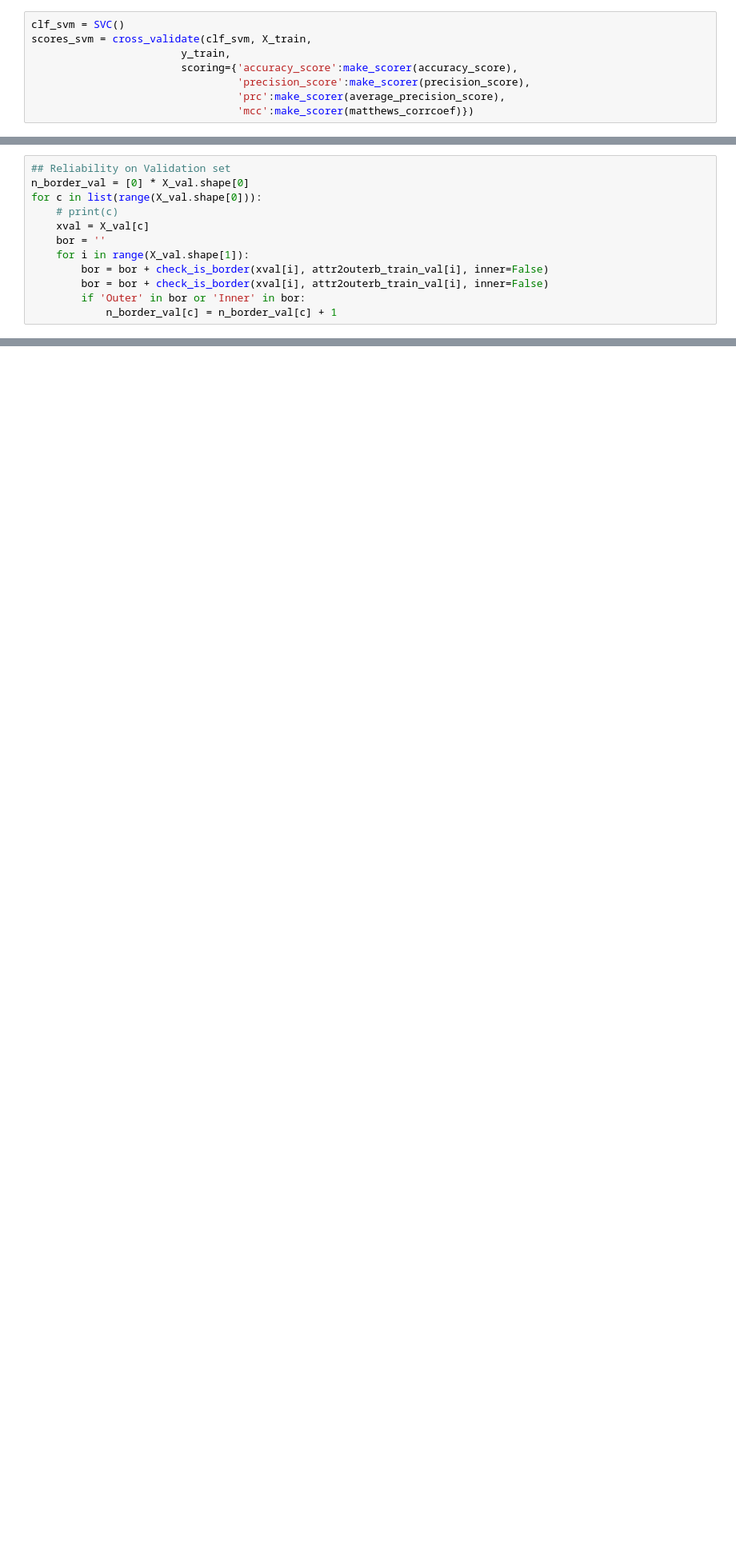
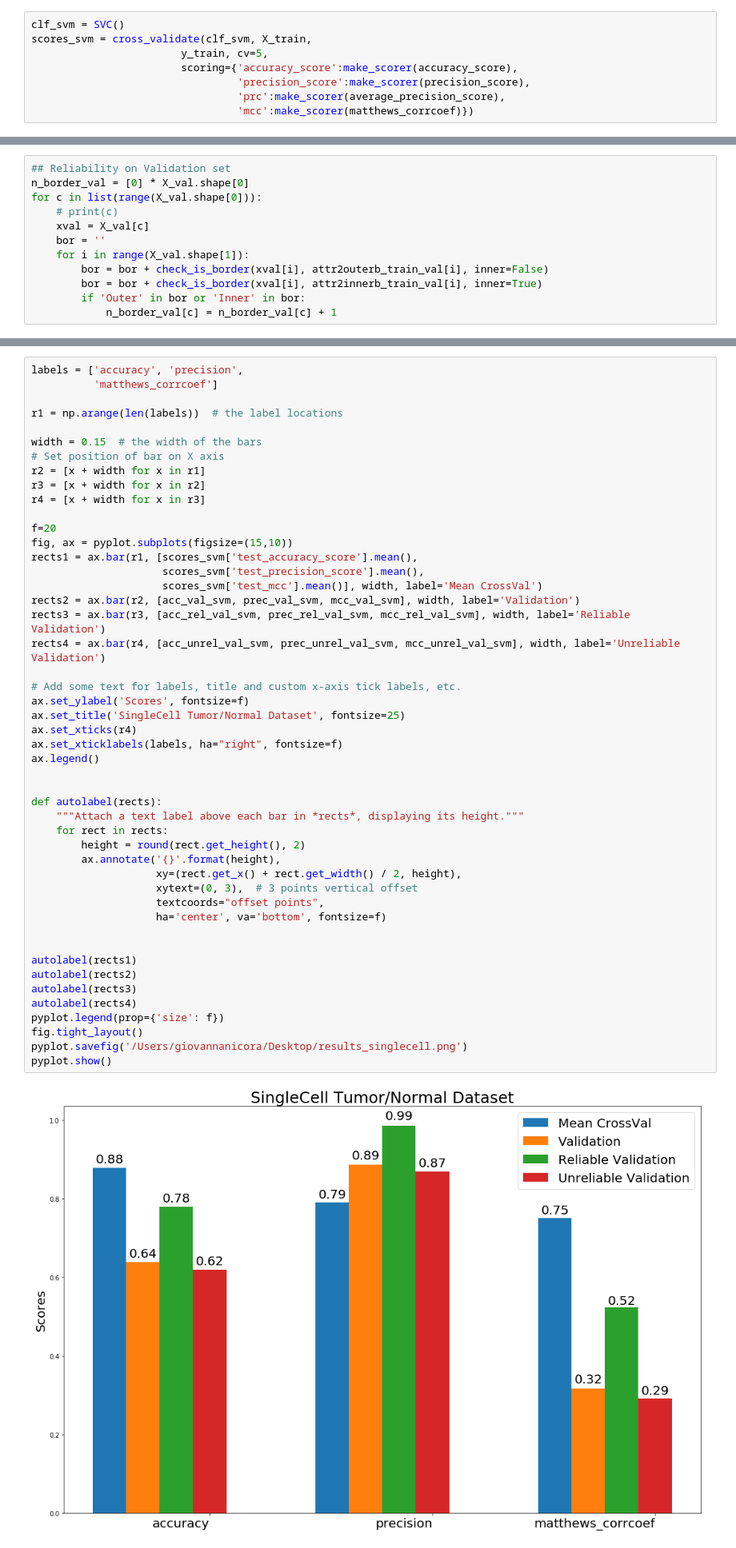
Before and after one commit to GiovannaNicora/reliability, a Jupyter notebook: sc_classification/AML329D20SingleCellClassification.ipynb, the cells around one changed output, grey strips where cells are left out. Shown at 80% size. Drawn from its saved outputs; the diff is of its cells as text; blank space fills up the shorter version.

```diff
--- a/sc_classification/AML329D20SingleCellClassification.ipynb
+++ b/sc_classification/AML329D20SingleCellClassification.ipynb
@@ -113,7 +114,7 @@ ytrain_border_examples = y_train[np.argwhere(np.sum(np.abs(isborder_train), axis
 # %%
 clf_svm = SVC()
 scores_svm = cross_validate(clf_svm, X_train,
-                        y_train,
+                        y_train, cv=5,
                         scoring={'accuracy_score':make_scorer(accuracy_score),
                                  'precision_score':make_scorer(precision_score),
                                  'prc':make_scorer(average_precision_score),
@@ -247,7 +259,7 @@ for c in list(range(X_val.shape[0])):
     bor = ''
     for i in range(X_val.shape[1]):
         bor = bor + check_is_border(xval[i], attr2outerb_train_val[i], inner=False)
-        bor = bor + check_is_border(xval[i], attr2outerb_train_val[i], inner=False)
+        bor = bor + check_is_border(xval[i], attr2innerb_train_val[i], inner=True)
         if 'Outer' in bor or 'Inner' in bor:
             n_border_val[c] = n_border_val[c] + 1
 # %%
@@ -349,6 +328,56 @@ MCC on unreliable validation:0.29031064798654
 Sensitivity on validation: 0.5937940761636107
 Sensitivity on reliable validation: 0.75
 Sensitivity on unreliable validation: 0.5705024311183144
+# %%
+labels = ['accuracy', 'precision',
+          'matthews_corrcoef']
+
+r1 = np.arange(len(labels))  # the label locations
+
+width = 0.15  # the width of the bars
+# Set position of bar on X axis
+r2 = [x + width for x in r1]
+r3 = [x + width for x in r2]
+r4 = [x + width for x in r3]
+
+f=20
+fig, ax = pyplot.subplots(figsize=(15,10))
+rects1 = ax.bar(r1, [scores_svm['test_accuracy_score'].mean(),
+                     scores_svm['test_precision_score'].mean(),
+                     scores_svm['test_mcc'].mean()], width, label='Mean CrossVal')
+rects2 = ax.bar(r2, [acc_val_svm, prec_val_svm, mcc_val_svm], width, label='Validation')
+rects3 = ax.bar(r3, [acc_rel_val_svm, prec_rel_val_svm, mcc_rel_val_svm], width, label='Reliable Validation')
+rects4 = ax.bar(r4, [acc_unrel_val_svm, prec_unrel_val_svm, mcc_unrel_val_svm], width, label='Unreliable Validation')
+
+# Add some text for labels, title and custom x-axis tick labels, etc.
+ax.set_ylabel('Scores', fontsize=f)
+ax.set_title('SingleCell Tumor/Normal Dataset', fontsize=25)
+ax.set_xticks(r4)
+ax.set_xticklabels(labels, ha="right", fontsize=f)
+ax.legend()
+
+
+def autolabel(rects):
+    """Attach a text label above each bar in *rects*, displaying its height."""
+    for rect in rects:
+        height = round(rect.get_height(), 2)
+        ax.annotate('{}'.format(height),
+                    xy=(rect.get_x() + rect.get_width() / 2, height),
+                    xytext=(0, 3),  # 3 points vertical offset
+                    textcoords="offset points",
+                    ha='center', va='bottom', fontsize=f)
+
+
+autolabel(rects1)
+autolabel(rects2)
+autolabel(rects3)
+autolabel(rects4)
+pyplot.legend(prop={'size': f})
+fig.tight_layout()
+pyplot.savefig('/Users/giovannanicora/Desktop/results_singlecell.png')
+pyplot.show()
+# %% [output]
+[figure, added]
 # %%
 z = 1.96
 interval = z * np.sqrt(mcc_val_svm * (1 - mcc_val_svm) / X_val.shape[0])
```
Also changed, not shown: parts of 13 cells of this notebook, 11 other files.
